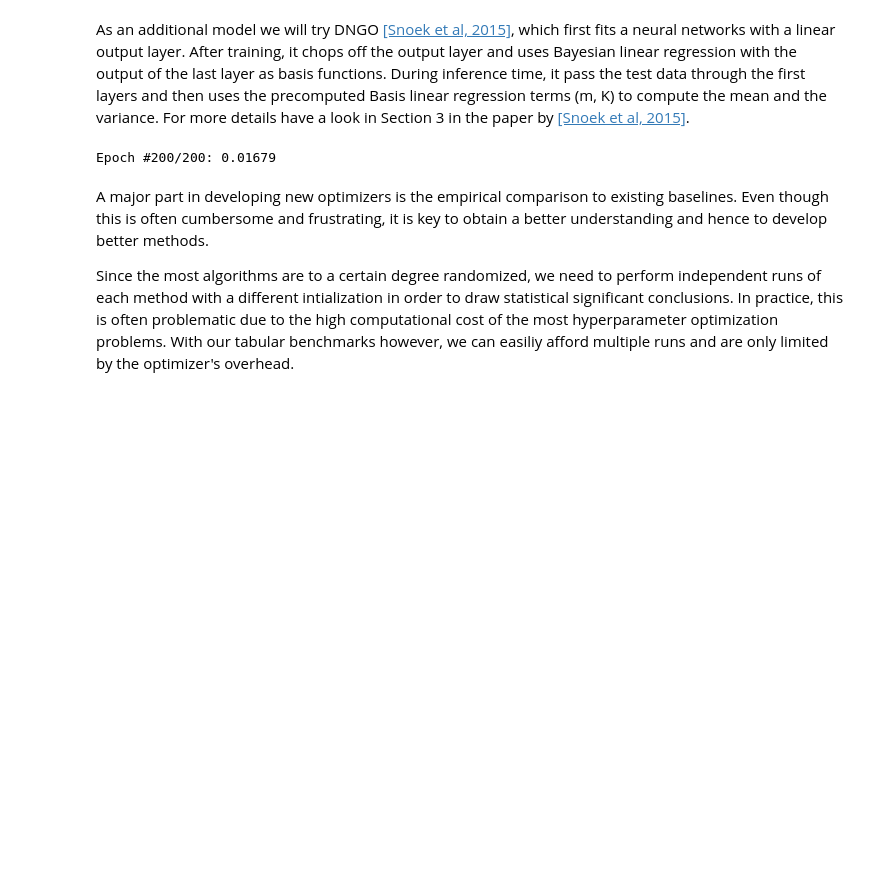
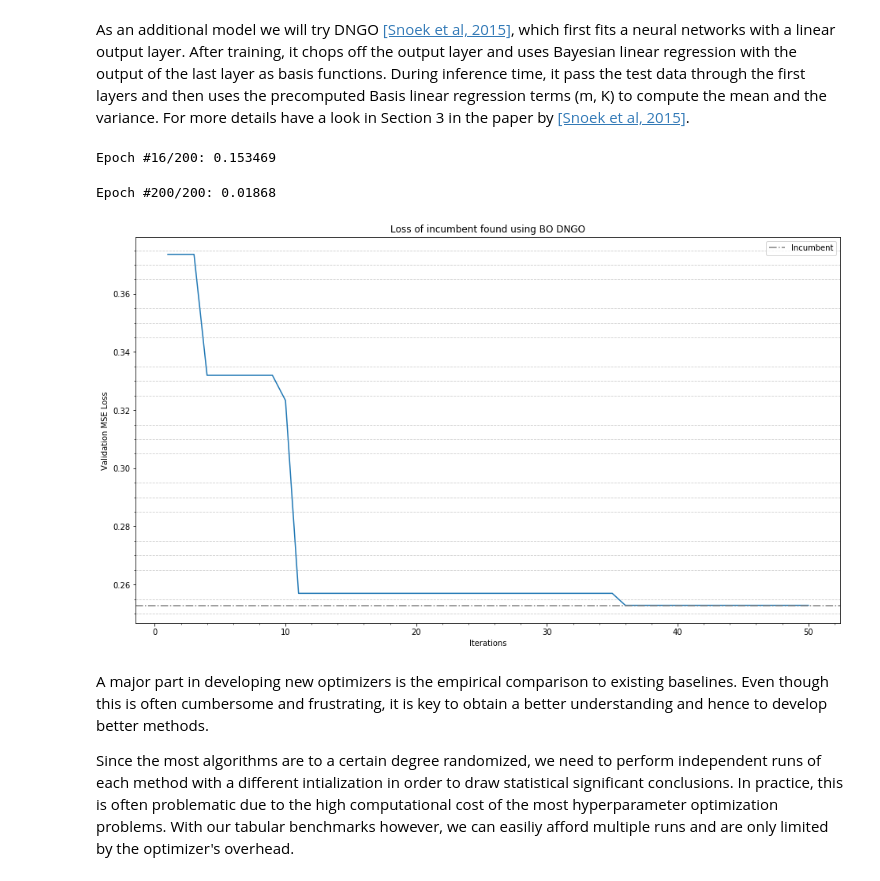
Before and after one commit to Neeratyoy/dl-lab-ss19, a Jupyter notebook: exercise2_AutoML/automl_exercise.ipynb, the cells around one changed output. Saved outputs shown, nothing was run; the diff lists cells and outputs as text; code cells hidden in the pictures; blank space fills up the shorter version.

```diff
--- a/exercise2_AutoML/automl_exercise.ipynb
+++ b/exercise2_AutoML/automl_exercise.ipynb
@@ -131,9 +131,12 @@ from scipy.stats import norm
 
 def expected_improvement(candidates: np.ndarray, model, y_star: float) -> np.ndarray:
     # TODO: compute the improvement for the candidate points over y_star in expectation based on the model's predictions
+    eps = np.nextafter(np.float32(0), np.float32(1))
     pred_mean, pred_var = model.predict(candidates)
-    gamma = (y_star - pred_mean) / pred_var
-    ei = pred_var * (gamma * norm.cdf(gamma) + norm.pdf(gamma))
+    numpy.seterr(all='warn')
+    pred_sigma = np.sqrt(pred_var + eps)
+    gamma = (y_star - pred_mean) / pred_sigma
+    ei = pred_sigma * (gamma * norm.cdf(gamma) + norm.pdf(gamma))
     return ei
 # %% [markdown]
 As already mentioned above, to optimize the acquisition function we will implement a simple local search method, which works as follows:
@@ -340,32 +355,52 @@ class DNGO(object):
     def __init__(self, X: np.ndarray, y: np.ndarray, num_epochs: int = 200) -> None:
 
         # TODO: create the neural network
-        self.net = Net(n_inputs = X.shape[1])
+        self.net = Net(n_inputs=np.array(X).shape[1])
 
         # TODO: implement the training loop
         optimizer = optim.Adam(self.net.parameters(), lr=0.0001)
         loss_fn = nn.MSELoss()
         for i in range(num_epochs):
             optimizer.zero_grad()
-            outputs = self.net(X)
-            loss = loss_fn(outputs, y)
+            outputs = self.net(torch.tensor(X))
+            loss = loss_fn(outputs, torch.tensor(y))
             loss.backward()
             optimizer.step()
-            print("Epoch #%d/%d: %.5f" % (i+1, num_epochs, loss), end='\r')
-            time.sleep(0.1)
-
+            print("Epoch #%d/%d: %.5f" % (i+1, num_epochs, loss.item()), end='\r')
         # Hyperparameters for the Bayesian linear regression.
         # Note: in the paper they sample \alpha an \beta from the marginal log-likelihood
         # However, for simplicity, we keep them fixed
         self.alpha = 1E-3
         self.beta = 1000
 
+        X = self.net.basis_funcs(torch.tensor(X)).detach().numpy()
         # TODO: compute the Bayesian linear regression terms
+        self.K_inv = np.linalg.inv(self.beta * np.matmul(np.transpose(X), X) + \
+                                1E-3 * np.identity(len(X[0])))
+        self.m = self.beta * np.matmul(self.K_inv, np.matmul(np.transpose(X), y))
 
 
-    def predict(self, X: np.ndarray) -> np.ndarray:
+
+    def predict(self, X: np.ndarray) -> Tuple[np.ndarray, np.ndarray]:
 
         # TODO: extract the basis functions
-
+        x =  np.transpose(self.net.basis_funcs(torch.tensor(X)).detach().numpy())
         # TODO: compute the mean and the variance based on the Bayesian linear regression terms
-        pass
+        mean = np.matmul(np.transpose(self.m), x)
+        variance = np.matmul(np.transpose(x), np.matmul(self.K_inv, x)) + (1 / self.beta)
+        variance = np.diag(variance)
+        return (mean, variance)
+# %%
+incumbent, traj = bayesian_optimization(b, DNGO, n_iters=50)
+plt.plot(np.arange(1, 51), traj)
+plt.xlabel('Iterations')
+plt.ylabel('Validation MSE Loss')
+plt.title('Loss of incumbent found using BO DNGO');
+plt.grid(b=True, which='minor', color='black', linestyle='--', alpha=0.2, axis='y')
+plt.minorticks_on()
+plt.axhline(y=min(traj), color='gray', linestyle='-.', label='Incumbent')
+plt.legend();
+# %% [output]
+Epoch #16/200: 0.153469
+Epoch #200/200: 0.01868
+[figure, added]
@@ -372,21 +440,19 @@ class DNGO(object):
 # %%
-import time
-X = []
-y = []
-for i in range(20):
-    # sample random configuration
-    cs = b.get_configuration_space()
-    config = cs.sample_configuration()
-    # evaluate configuration
-    valid_mse, run_time = b.objective_function(config)
-    # book keeping
-    X.append(list(config.get_array()))
-    y.append(valid_mse)
+# import time
+# X = []
+# y = []
+# for i in range(20):
+#     # sample random configuration
+#     cs = b.get_configuration_space()
+#     config = cs.sample_configuration()
+#     # evaluate configuration
+#     valid_mse, run_time = b.objective_function(config)
+#     # book keeping
+#     X.append(list(config.get_array()))
+#     y.append(valid_mse)
 
-model_DNGO = DNGO(torch.tensor(X), torch.tensor(y))
-model_RF = RandomForest(X, y)
+# # model_DNGO = DNGO(torch.tensor(X), torch.tensor(y))
+# # model_RF = RandomForest(X, y)
-# %% [output]
-Epoch #200/200: 0.01679
 # %% [markdown]
 A major part in developing new optimizers is the empirical comparison to existing baselines.
 Even though this is often cumbersome and frustrating, it is key to obtain a better understanding and hence to develop better methods.
```
Also changed, not shown: parts of 20 cells of this notebook.
